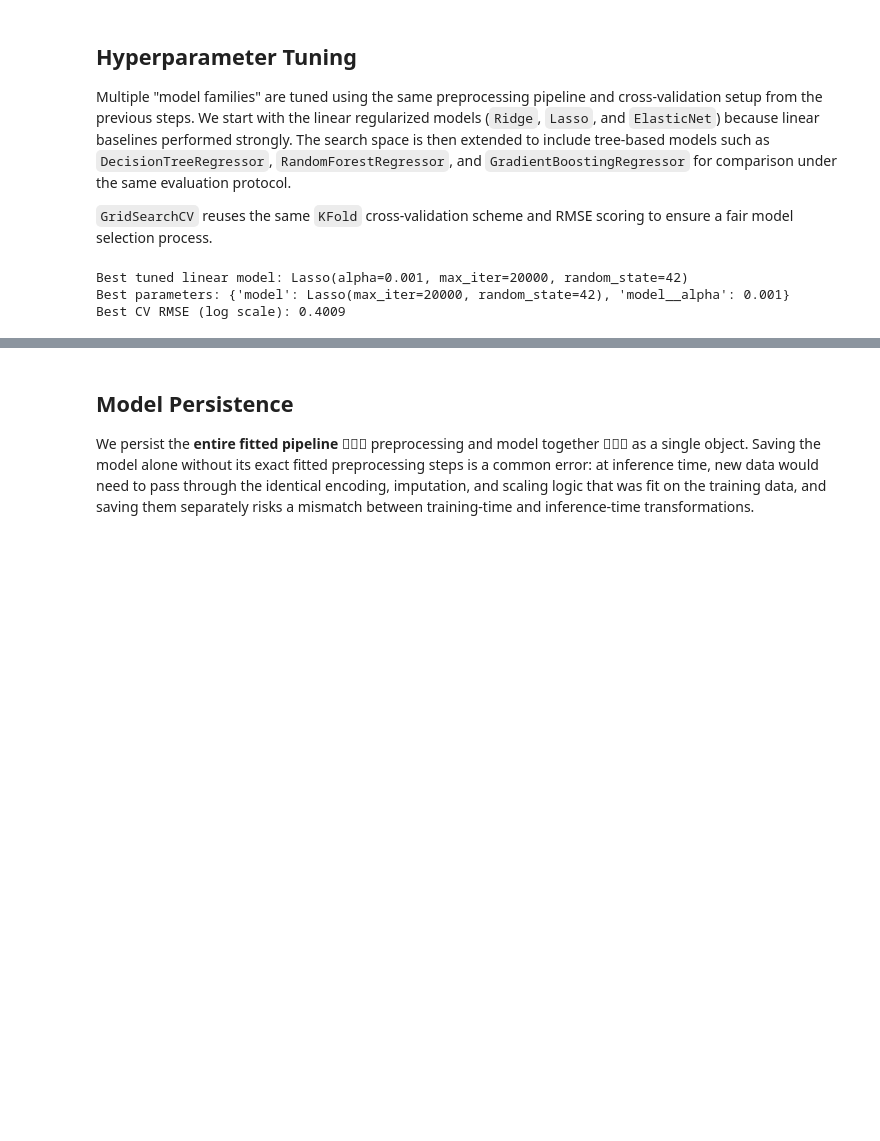
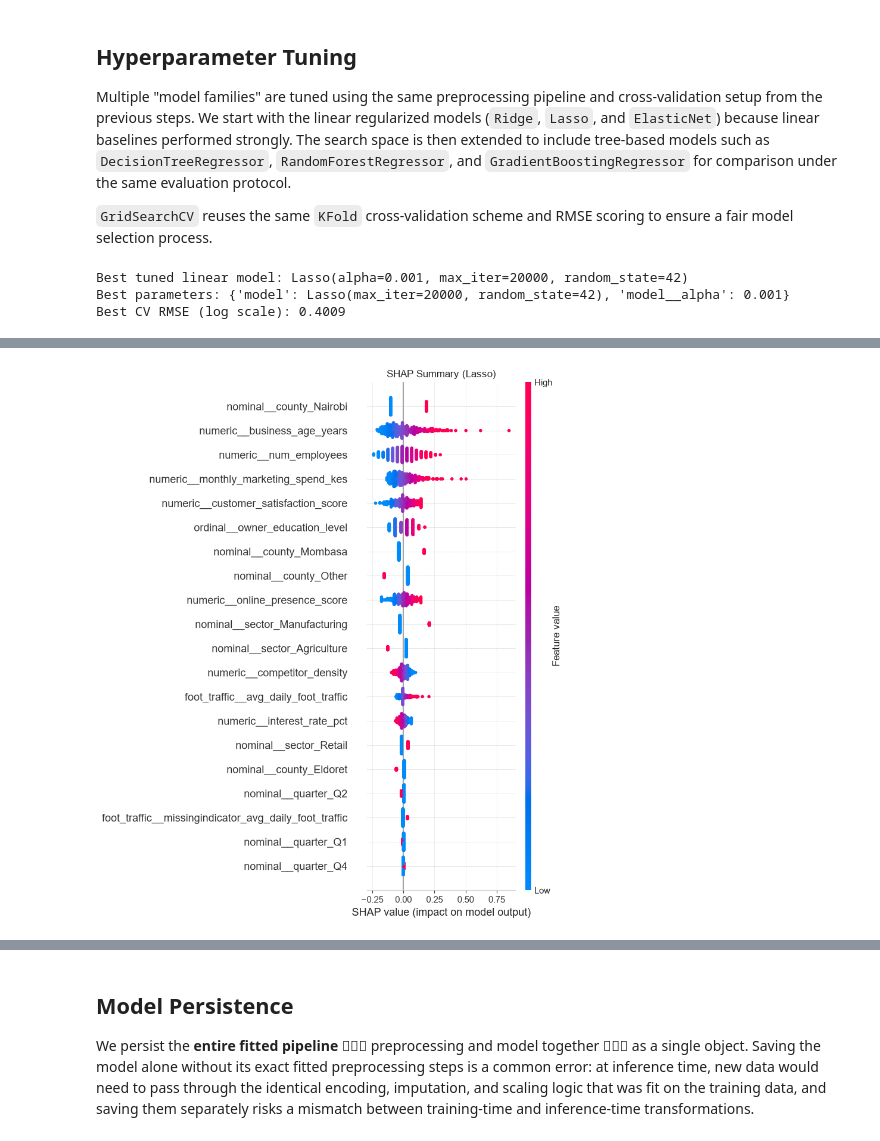
Before and after one commit to course-files/RegressionAndClassification, a Jupyter notebook: 1_regression.ipynb, the cells around one changed output, grey strips where cells are left out. Drawn from its saved outputs; the diff is of its cells as text; code cells hidden in the pictures; blank space fills up the shorter version.

```diff
--- a/1_regression.ipynb
+++ b/1_regression.ipynb
@@ -1668,7 +1737,7 @@ best_regressor = best_pipeline.named_steps["model"]
 best_model_name = best_regressor.__class__.__name__
 
 # 2) Data sample and transformed matrix
-X_test_sample = X_test_corr_vif_rfe_lasso.iloc[:300].copy()
+X_test_sample = X_test.iloc[:500].copy()
 X_test_transformed = best_pipeline.named_steps["preprocessor"].transform(X_test_sample)
 feature_names_out = best_pipeline.named_steps["preprocessor"].get_feature_names_out()
 
@@ -1678,31 +1747,33 @@ if "Forest" in best_model_name or "GradientBoosting" in best_model_name or "Tree
     shap_values = explainer.shap_values(X_test_transformed)
 
     shap.summary_plot(
         shap_values,
         X_test_transformed,
         feature_names=feature_names_out,
         show=False
     )
     plt.title(f"SHAP Summary ({best_model_name})")
     plt.tight_layout()
     plt.show()
 
 elif hasattr(best_regressor, "coef_"):
     # Explicit masker removes the max_samples warning
     masker = shap.maskers.Independent(X_test_transformed, max_samples=300)
     explainer = shap.LinearExplainer(best_regressor, masker=masker)
     shap_values = explainer(X_test_transformed)
 
     shap.summary_plot(
         shap_values.values,
         X_test_transformed,
         feature_names=feature_names_out,
         show=False
     )
     plt.title(f"SHAP Summary ({best_model_name})")
     plt.tight_layout()
     plt.show()
 
 else:
     print(f"SHAP explainer not configured for model type: {best_model_name}")
+# %% [output]
+[figure, added]
 # %% [markdown]
```
Also changed, not shown: parts of 18 cells of this notebook.
